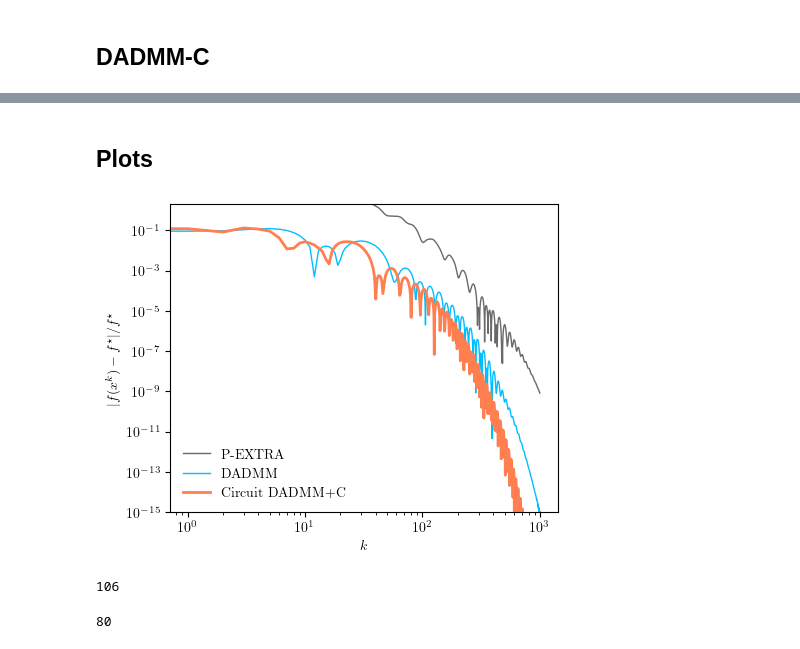
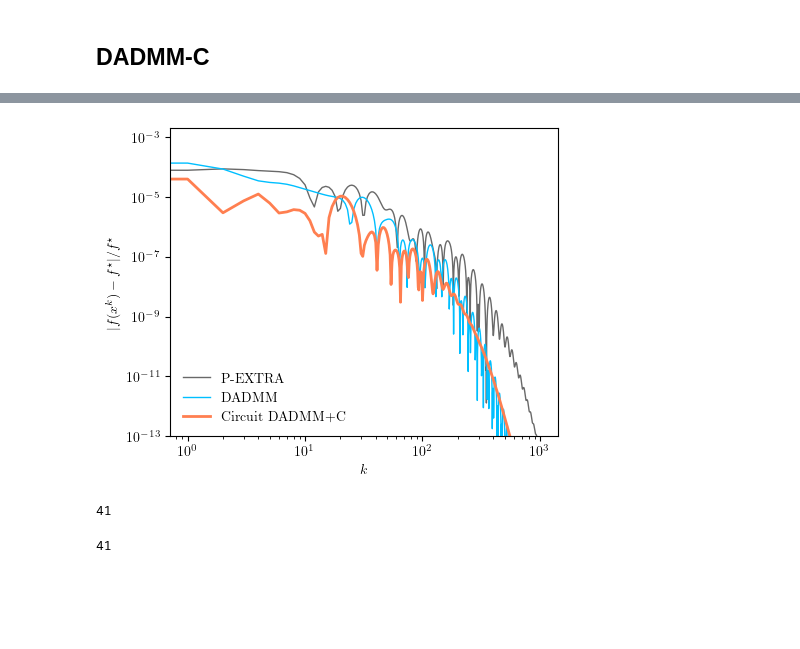
Before and after one commit to cvxgrp/optimization_via_circuits, a Jupyter notebook: 240522_geom/dgeom_median_experiment_illposed.ipynb, the cells around one changed output, grey strips where cells are left out. Saved outputs shown, nothing was run; the diff lists cells and outputs as text; code cells hidden in the pictures; blank space fills up the shorter version.

```diff
--- a/240522_geom/dgeom_median_experiment_illposed.ipynb
+++ b/240522_geom/dgeom_median_experiment_illposed.ipynb
@@ -29,7 +29,12 @@ network_data = graph_generation_nodes6()
 # problem_spec['sc_theta'] = 0.5
 # problem_spec['sc_theta'] = 0.3
 # problem_spec['sc_theta'] = 0.001
-problem_spec['sc_theta'] = 0.00001
+# problem_spec['sc_theta'] = 0.00001
+problem_spec['sc_theta'] = 1e-10
+
+
+# problem_spec['rescale'] = 1e-4
+problem_spec['rescale'] = 1
 
 problem_data['itr_num'] = 1000
 # problem_data['itr_num'] = 200
@@ -54,6 +59,7 @@ Q = problem_data['Q']
 vector_size = problem_spec['vector_size']
 n_node = problem_spec['n_node']
 theta = problem_spec['sc_theta']
+rescale = problem_spec['rescale']
 sc_index_set = problem_spec['sc_index_set']
 prox_operators = []
 fi_operators = []
@@ -68,14 +74,14 @@ for jj in range(n_node):
         # fi_operators += [lambda x_kj, bj=bj, cj=cj, Qj=Qj: np.linalg.norm((x_kj - bj), ord=2) + theta*np.linalg.norm( Qj @ x_kj - cj, ord=2)**2]
         fi_operators += [lambda x_kj, bj=bj, cj=cj, Qj=Qj: theta*np.linalg.norm( Qj @ x_kj - cj, ord=2)**2]
     else:
-        prox_operators += [lambda z, rho, bj=bj:  prox_fj_geom_mean(z, rho, bj)]
-        fi_operators += [lambda x_kj, bj=bj: np.linalg.norm((x_kj - bj), ord=2)]
+        prox_operators += [lambda z, rho, bj=bj, rescale=rescale:  prox_fj_geom_mean(z, rho, bj, rescale)]
+        fi_operators += [lambda x_kj, bj=bj: rescale * np.linalg.norm((x_kj - bj), ord=2)]
 
     # Testing the validity of proximals
     z = np.random.randn(vector_size)
     a = 1
-    x1 = prox_fj_geom_mean(z, a, bj)
-    x2 = cvx_prox_fj_geom_mean(z, a, bj, vector_size)
+    x1 = prox_fj_geom_mean(z, a, bj, rescale)
+    x2 = cvx_prox_fj_geom_mean(z, a, bj, rescale, vector_size)
     assert np.linalg.norm(x1 - x2) / np.linalg.norm(x1) < 1e-5
 
     x1 = prox_fj_geom_mean_sc(z, a, bj, cj, Qj, theta=theta)
@@ -93,8 +106,12 @@ for j in sc_index_set:
 # %%
 find_best = True
 
-start, end, space = 0.0001, 0.0005, 0.00001
+# start, end, space = 0.00001, 0.00005, 0.000001
+# start, end, space = 0.0001, 0.0005, 0.00001
 # start, end, space = 0.0001, 0.001, 0.0001
+# start, end, space = 0.001, 0.01, 0.001
+start, end, space = 0.01, 0.3, 0.01
+# start, end, space = 0.2, 0.5, 0.01
 # start, end, space = 0.1, 4, 0.05
 # start, end, space = 0.5, 4, 0.5
 # start, end, space = 0.5, 10, 0.5
@@ -152,10 +175,10 @@ ii=999, f_reldiff[-1]=7.185988410091078e-16, err_opt_reldiff[-1]=8.5709561873932
 # apply P-EXTRA
 find_best = True
 
-start, end, space = 0.00001, 0.0001, 0.00001
+# start, end, space = 0.00001, 0.0001, 0.00001
 # start, end, space = 0.0001, 0.001, 0.0001
 # start, end, space = 0.001, 0.01, 0.001
-# start, end, space = 0.01, 0.1, 0.01
+start, end, space = 0.01, 0.1, 0.01
 # start, end, space = 0.05, 2, 0.05
 # start, end, space = 0.5, 10, 0.5
 # start, end, space = 2, 20, 2
@@ -284,17 +302,18 @@ ii=999, f_reldiff[-1]=0.0, err_opt_reldiff[-1]=8.571444338457743e-09
-# %% [markdown]
-## Plots
 # %%
 fname = "n6_circuit_dadmm_c_theta%s"%str(problem_spec['sc_theta'])
 
+# co.plot_methods([pg_f_reldiff,admm_f_reldiff,dadmm_c_f_reldiff],
+#                 ['P-EXTRA', 'DADMM','Circuit DADMM+C'], 1e-13, 2e-0, fname)
+
 co.plot_methods([pg_f_reldiff,admm_f_reldiff,dadmm_c_f_reldiff],
-                ['P-EXTRA', 'DADMM','Circuit DADMM+C'], 1e-15, 2e-0, fname)
+                ['P-EXTRA', 'DADMM','Circuit DADMM+C'], 1e-13, 2e-3, fname)
 # %% [output]
-[figure, old version]
+[figure, new version]
 # %%
-np.where(np.array(admm_f_reldiff) < 1e-5)[0][0]
+np.where(np.array(admm_f_reldiff) < 1e-7)[0][0]
 # %% [output]
-106
+41
 # %%
-np.where(np.array(dadmm_c_f_reldiff) < 1e-5)[0][0]
+np.where(np.array(dadmm_c_f_reldiff) < 1e-7)[0][0]
 # %% [output]
-80
+41
```
Also changed, not shown: parts of 8 cells of this notebook, 7 other files.
